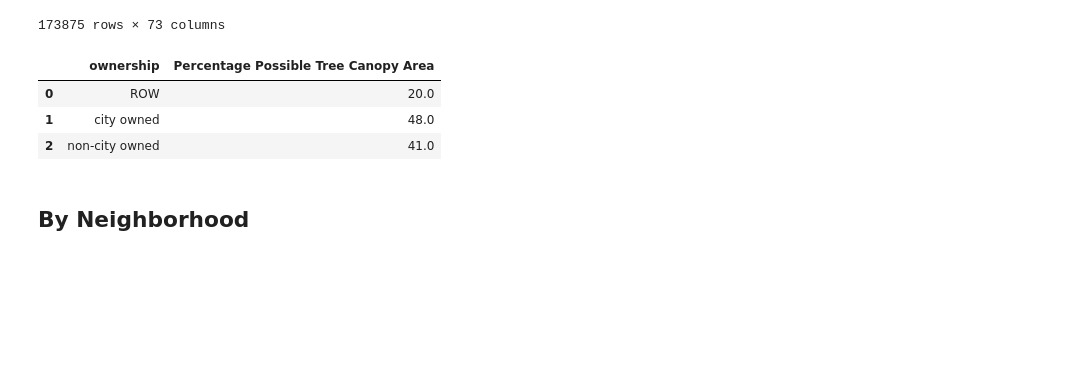
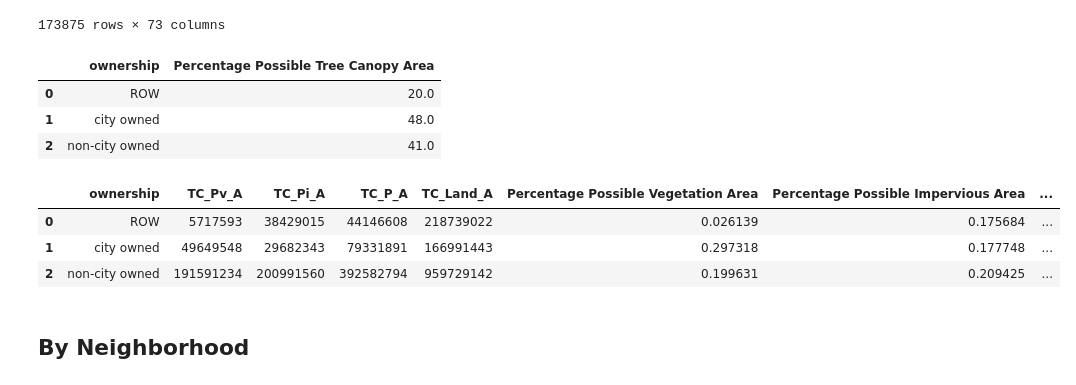
Before and after one commit to BU-Spark/ds-bcc-tree-canopy, a Jupyter notebook: question_1_3_4_answers.ipynb, the cells around one changed output. Drawn from its saved outputs; the diff is of its cells as text; code cells hidden in the pictures; blank space fills up the shorter version.

```diff
--- a/question_1_3_4_answers.ipynb
+++ b/question_1_3_4_answers.ipynb
@@ -321,6 +321,13 @@ potential_expansion[["ownership", "Percentage Possible Tree Canopy Area"]]
 | 0 | ROW | 20.0 |
 | 1 | city owned | 48.0 |
 | 2 | non-city owned | 41.0 |
+# %%
+potential_expansion
+# %% [output]
+|  | ownership | TC_Pv_A | TC_Pi_A | TC_P_A | TC_Land_A | Percentage Possible Vegetation Area | Percentage Possible Impervious Area | ... |
+| 0 | ROW | 5717593 | 38429015 | 44146608 | 218739022 | 0.026139 | 0.175684 | ... |
+| 1 | city owned | 49649548 | 29682343 | 79331891 | 166991443 | 0.297318 | 0.177748 | ... |
+| 2 | non-city owned | 191591234 | 200991560 | 392582794 | 959729142 | 0.199631 | 0.209425 | ... |
 # %% [markdown]
 ## By Neighborhood
 # %% [markdown]
```
Also changed, not shown: parts of 2 cells of this notebook, 2 other files.
